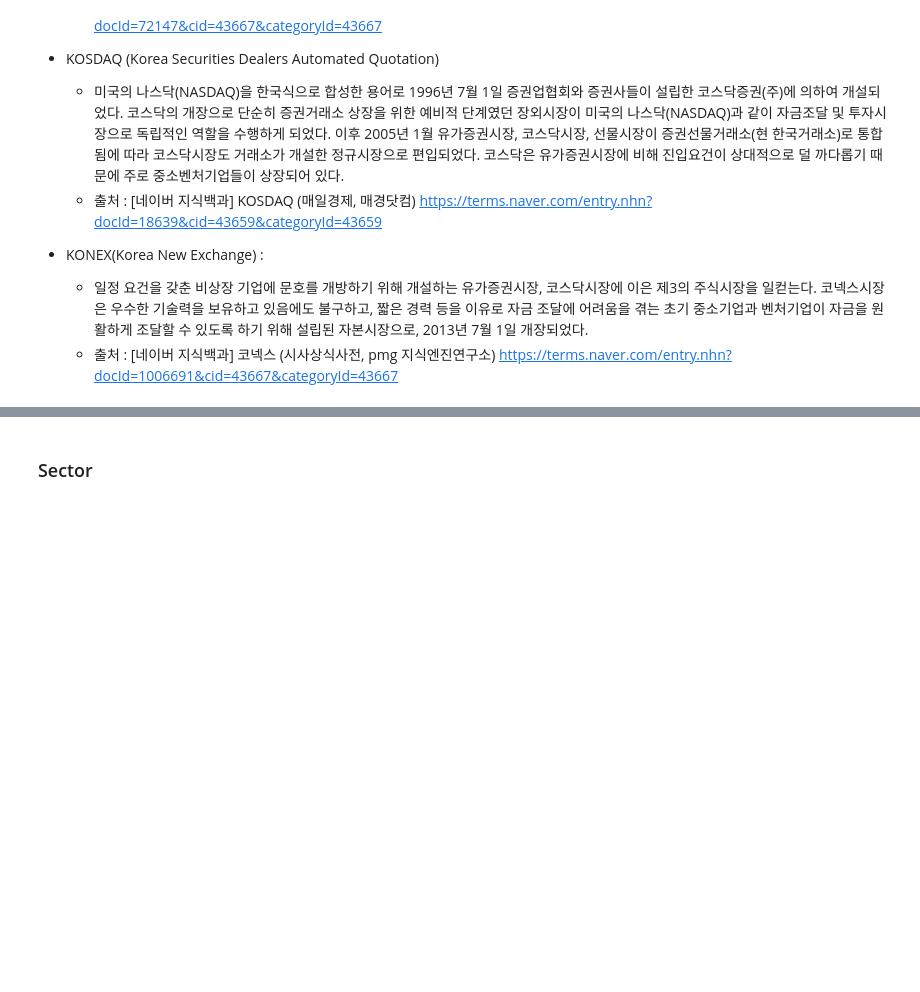
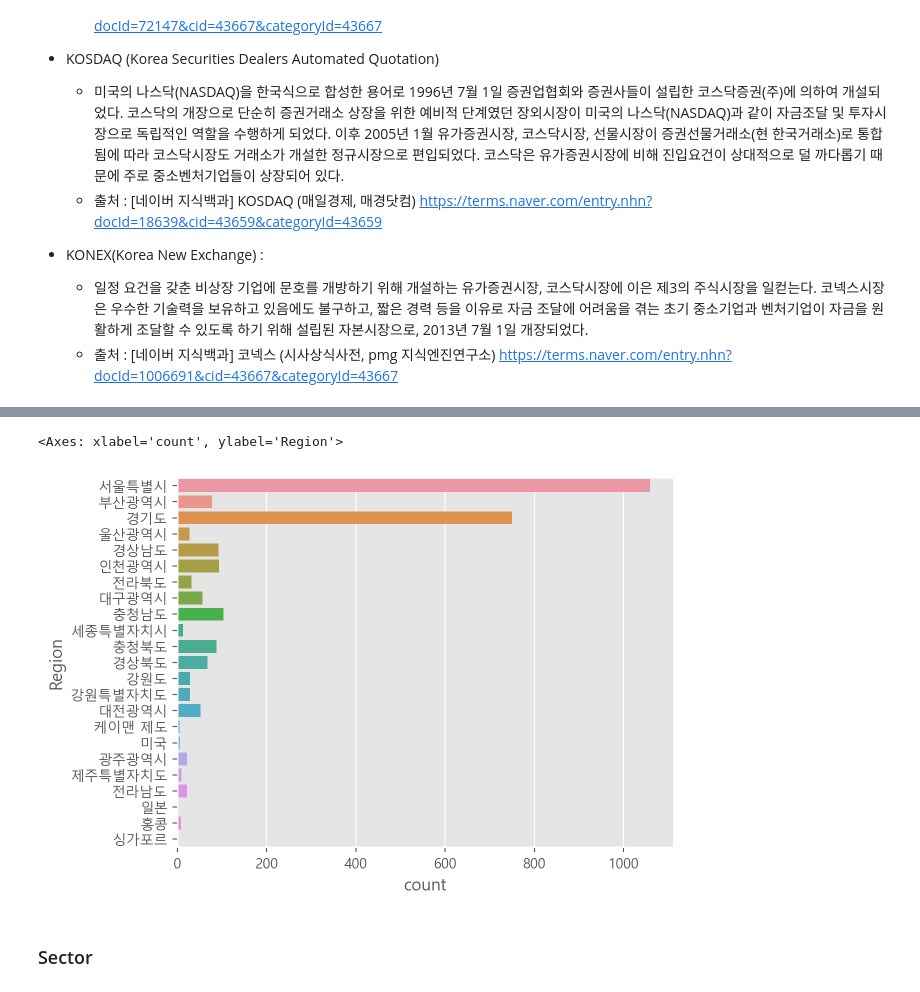
Before and after one commit to jamjamzo/finance-data-analysis, a Jupyter notebook: 2.2. KRX 전체 종목분석-input.ipynb, the cells around one changed output, grey strips where cells are left out. Drawn from its saved outputs; the diff is of its cells as text; code cells hidden in the pictures; blank space fills up the shorter version.

```diff
--- a/2.2. KRX 전체 종목분석-input.ipynb
+++ b/2.2. KRX 전체 종목분석-input.ipynb
@@ -472,3 +554,14 @@ get_font_family()
+# %%
+# Seaborn countplot 활용하여 빈도수를 표현합니다.
+# x축 기준 막대그래프
+# plt.xticks(rotation = 90) # x축 레이블 회전
+# sns.countplot(data=df, x='Region')
+
+# y축 기준 막대그래프
+sns.countplot(data=df, y='Region')
+# %% [output]
+<Axes: xlabel='count', ylabel='Region'>
+[figure, added]
 # %% [markdown]
 ### Sector
 # %%
```
Also changed, not shown: parts of 19 cells of this notebook.
